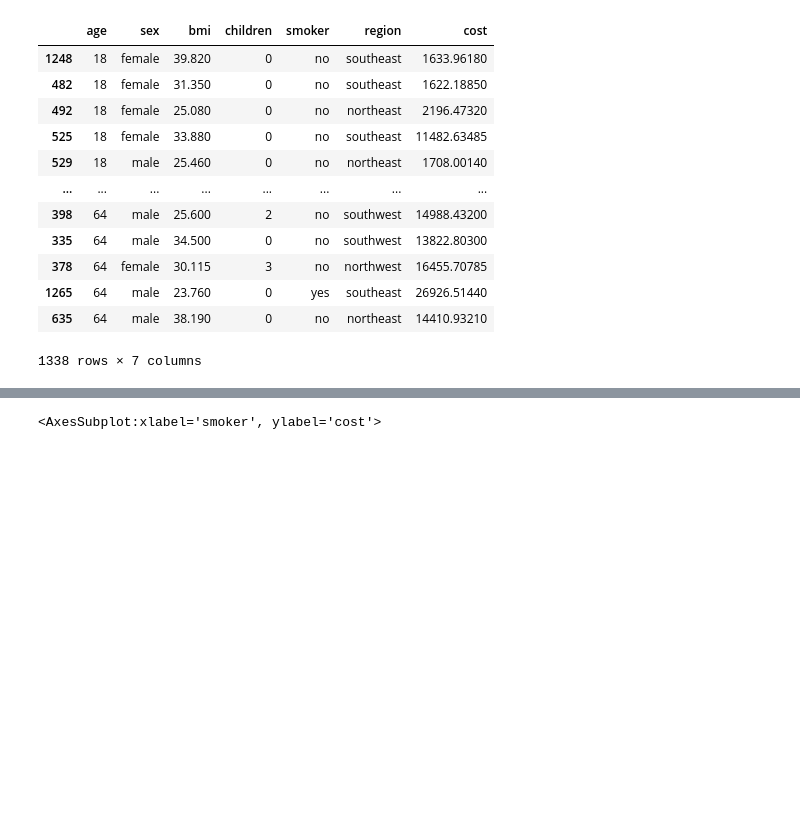
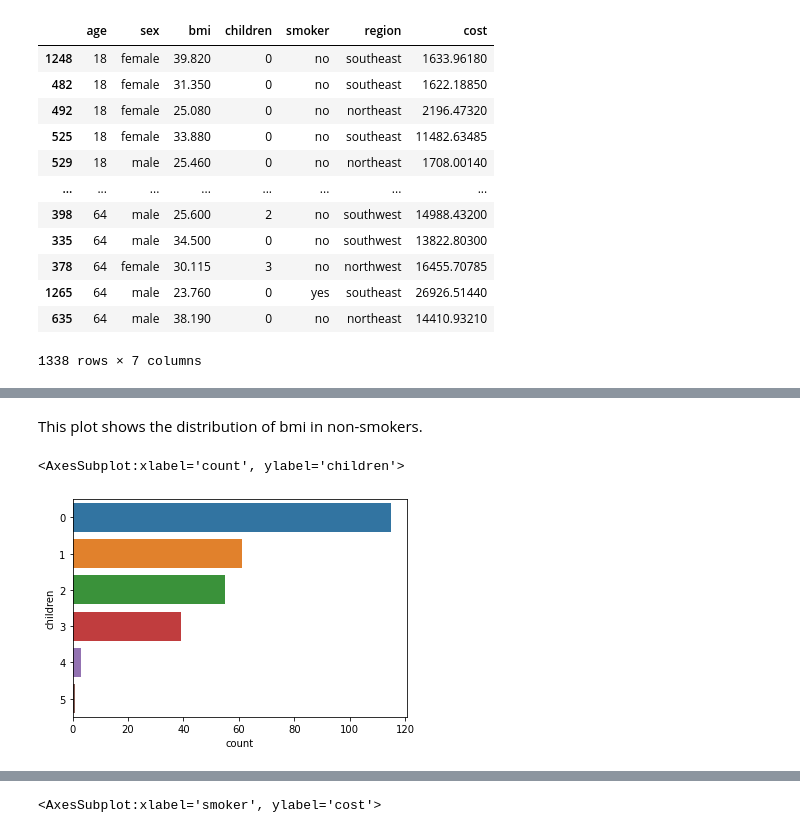
Before and after one commit to data301-2020-winter2/course-project-solo_1044, a Jupyter notebook: analysis/Untitled.ipynb, the cells around one changed output, grey strips where cells are left out. Cells and saved outputs as stored; diff of their text form; code cells hidden in the pictures; blank space fills up the shorter version.

```diff
--- a/analysis/Untitled.ipynb
+++ b/analysis/Untitled.ipynb
@@ -102,0 +137,3 @@ Now, I would like to see if there is a relationship between the cost and smoking
+# %%
+smokers=medical_cost.drop(medical_cost[medical_cost['smoker']=='no'].index)
+smokers
@@ -102,0 +185,7 @@ Now, I would like to see if there is a relationship between the cost and smoking
+# %% [markdown]
+This plot shows the distribution of bmi in non-smokers.
+# %%
+sns.countplot(data=smokers,y='children',order=smokers.children.value_counts().index)
+# %% [output]
+<AxesSubplot:xlabel='count', ylabel='children'>
+[figure, added]
```
Also changed, not shown: parts of 89 cells of this notebook, 5 other files.
